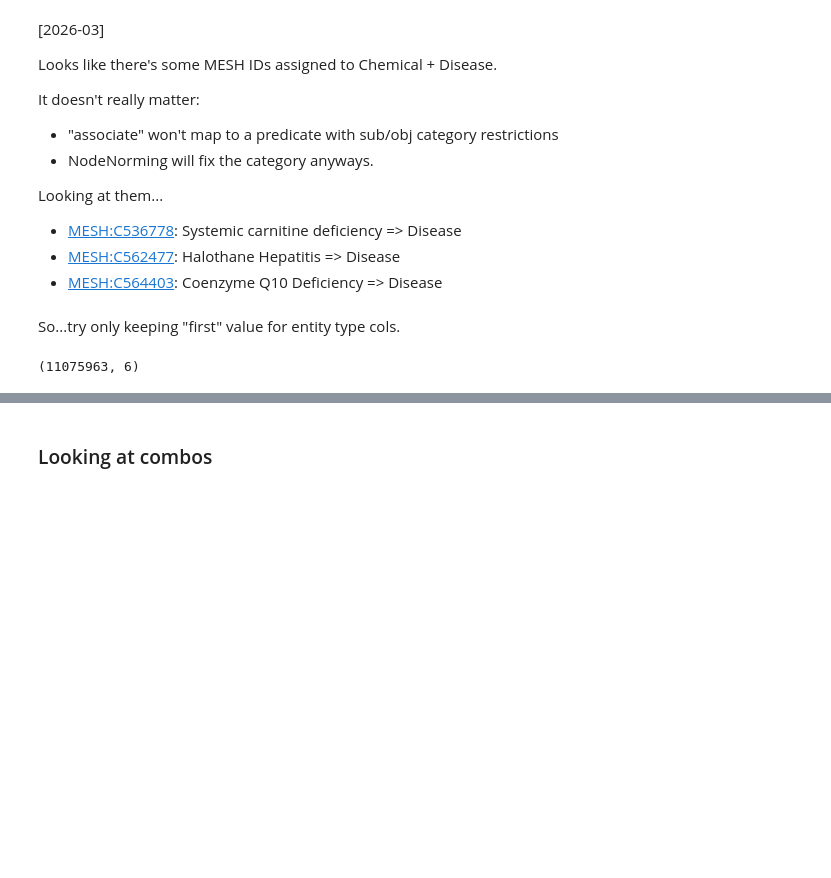
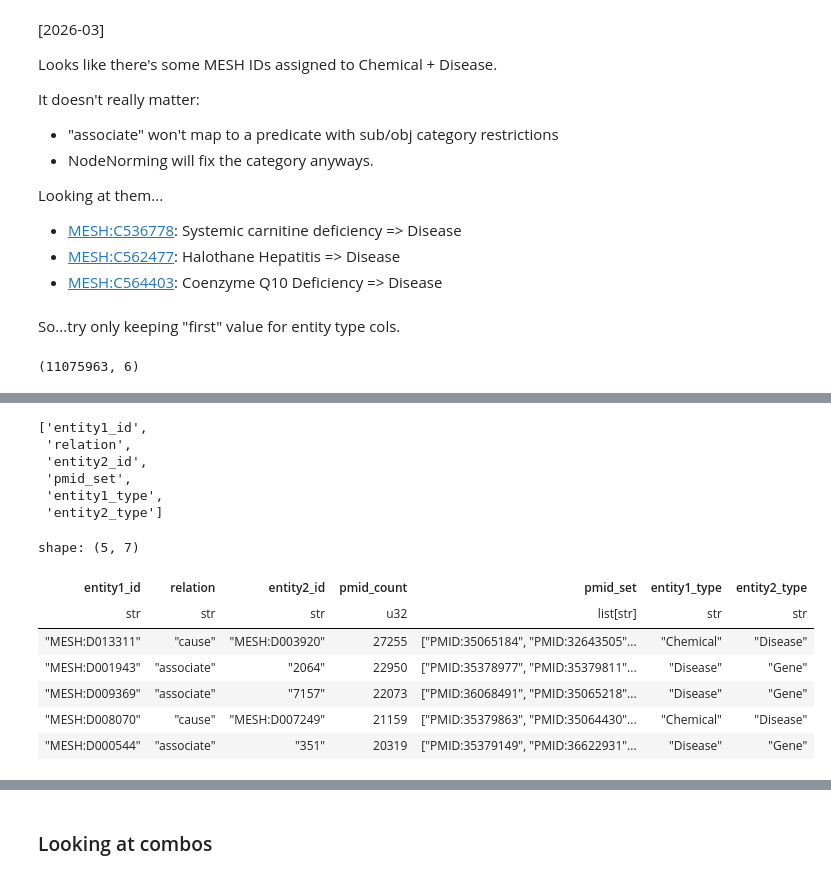
Before and after one commit to NCATSTranslator/translator-ingests, a Jupyter notebook: src/translator_ingest/ingests/pubtator/pubtator_eda.ipynb, the cells around one changed output, grey strips where cells are left out. Cells and saved outputs as stored; diff of their text form; code cells hidden in the pictures; blank space fills up the shorter version.

```diff
--- a/src/translator_ingest/ingests/pubtator/pubtator_eda.ipynb
+++ b/src/translator_ingest/ingests/pubtator/pubtator_eda.ipynb
@@ -948,0 +1036,31 @@ shape: (5, 6)
+# %%
+merge2.columns
+# %% [output]
+['entity1_id',
+ 'relation',
+ 'entity2_id',
+ 'pmid_set',
+ 'entity1_type',
+ 'entity2_type']
+# %%
+(merge2 \
+    .with_columns(pl.col("pmid_set").list.len().alias("pmid_count"))
+    .filter(pl.col("pmid_count") > 20000)
+    .select(
+        [
+            "entity1_id", "relation","entity2_id",
+            "pmid_count", "pmid_set",
+            "entity1_type","entity2_type"
+        ]
+    )
+    .sort("pmid_count", descending=True)
+)
+# %% [output]
+shape: (5, 7)
+| entity1_id | relation | entity2_id | pmid_count | pmid_set | entity1_type | entity2_type |
+| str | str | str | u32 | list[str] | str | str |
+| "MESH:D013311" | "cause" | "MESH:D003920" | 27255 | ["PMID:35065184", "PMID:32643505"... | "Chemical" | "Disease" |
+| "MESH:D001943" | "associate" | "2064" | 22950 | ["PMID:35378977", "PMID:35379811"... | "Disease" | "Gene" |
+| "MESH:D009369" | "associate" | "7157" | 22073 | ["PMID:36068491", "PMID:35065218"... | "Disease" | "Gene" |
+| "MESH:D008070" | "cause" | "MESH:D007249" | 21159 | ["PMID:35379863", "PMID:35064430"... | "Chemical" | "Disease" |
+| "MESH:D000544" | "associate" | "351" | 20319 | ["PMID:35379149", "PMID:36622931"... | "Disease" | "Gene" |
```
Also changed, not shown: parts of 18 cells of this notebook.
